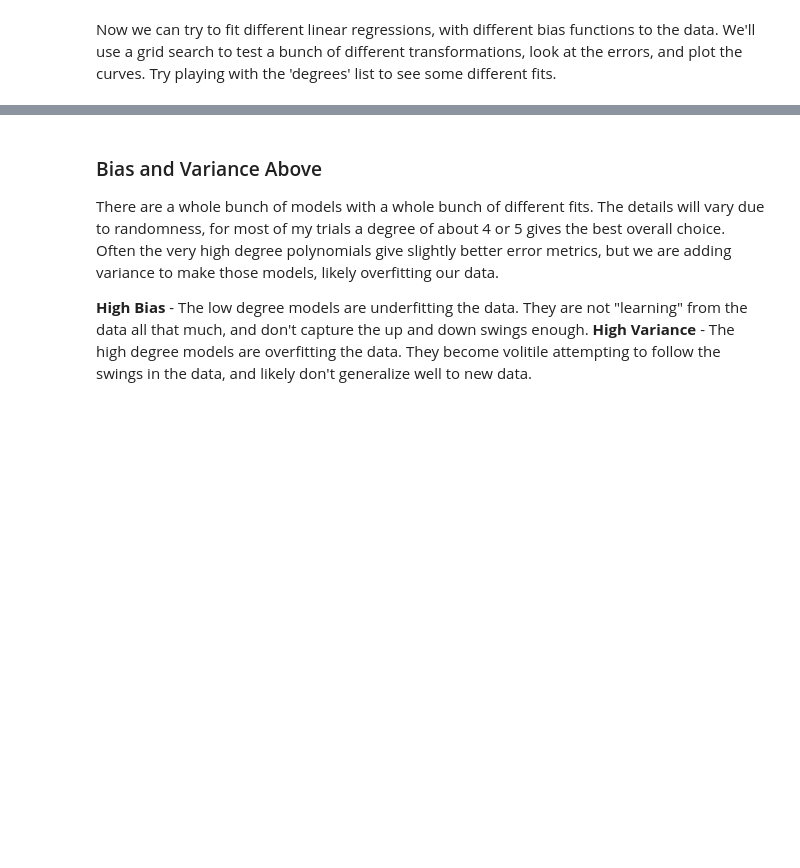
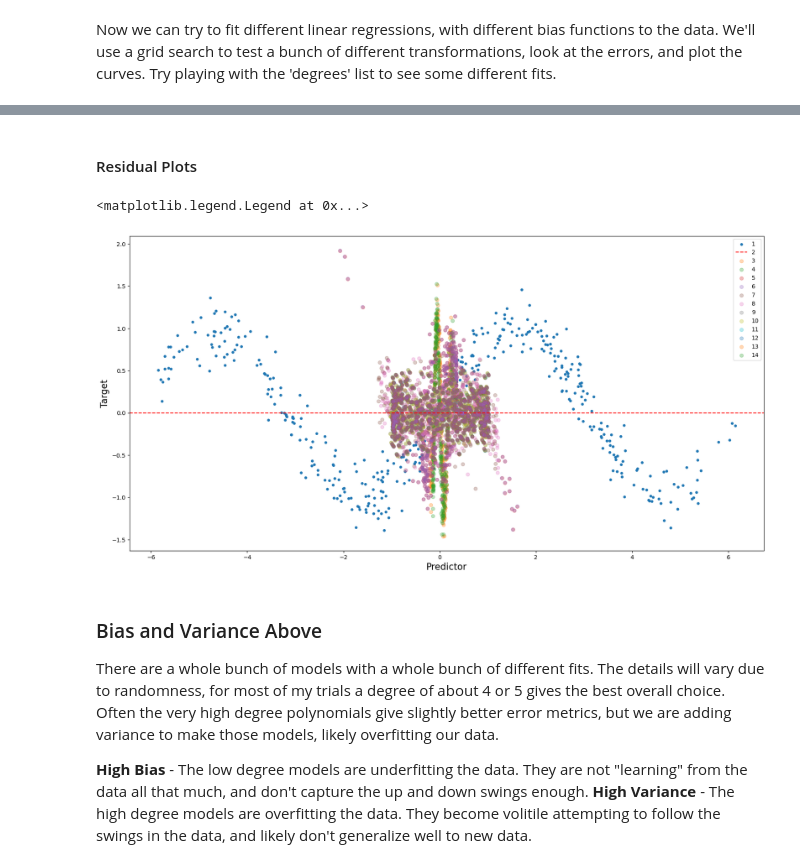
Before and after one commit to glennybarnes/Intro_to_Machine_Learning_Students, a Jupyter notebook: 007_regression_regularization_sol.ipynb, the cells around one changed output, grey strips where cells are left out. Saved outputs shown, nothing was run; the diff lists cells and outputs as text; code cells hidden in the pictures; blank space fills up the shorter version.

```diff
--- a/007_regression_regularization_sol.ipynb
+++ b/007_regression_regularization_sol.ipynb
@@ -301,3 +301,24 @@ Test RMSE 14 0.2089850133343075
+# %% [markdown]
+#### Residual Plots
+# %%
+#plot residuals for each model above
+plt.figure(figsize=(20,10))
+plt.scatter(x,y,s=15)
+plt.xlabel('Predictor',fontsize=16)
+plt.ylabel('Target',fontsize=16)
+plt.axhline(y=0,color='r',linestyle='--')
+
+for deg in degrees:
+    poly=[('scaler', StandardScaler()), ('polynomial',PolynomialFeatures(degree=deg)),('model',LinearRegression())]
+    pipe = Pipeline(poly)
+    pipe.fit(x.reshape(-1,1),y.reshape(-1,1))
+    poly_pred = pipe.predict(x.reshape(-1,1))
+    residuals = y - poly_pred.flatten()
+    plt.scatter(poly_pred,residuals, alpha=0.3)
+plt.legend(degrees)
+# %% [output]
+<matplotlib.legend.Legend at 0x...>
+[figure, added]
 # %% [markdown]
 ### Bias and Variance Above
 
```
Also changed, not shown: parts of 24 cells of this notebook, 1 other file.
